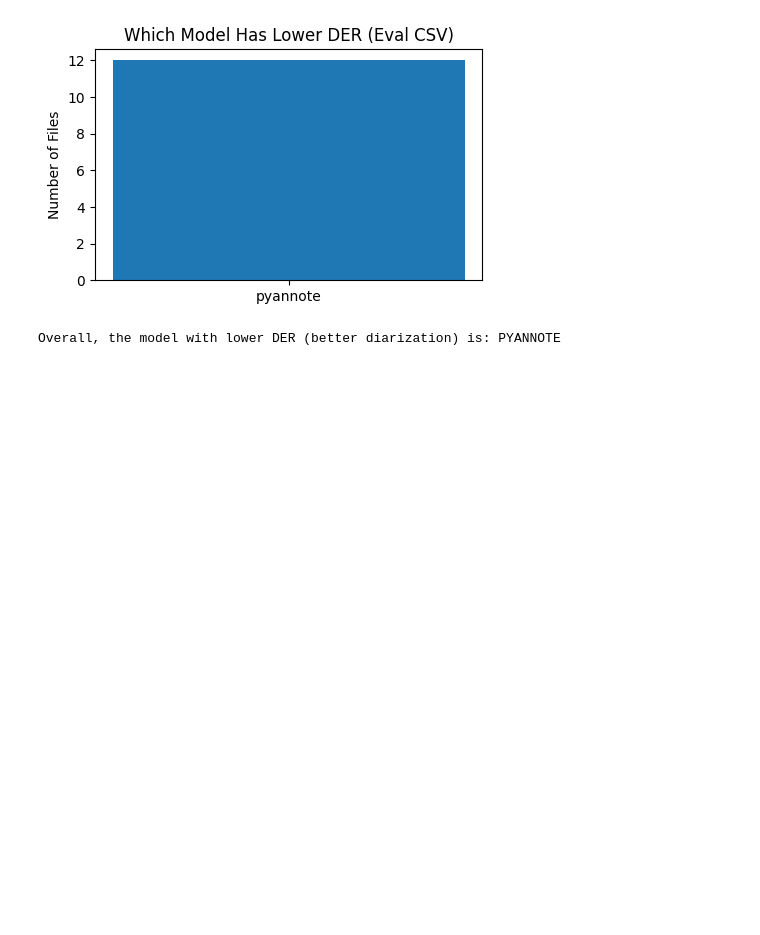
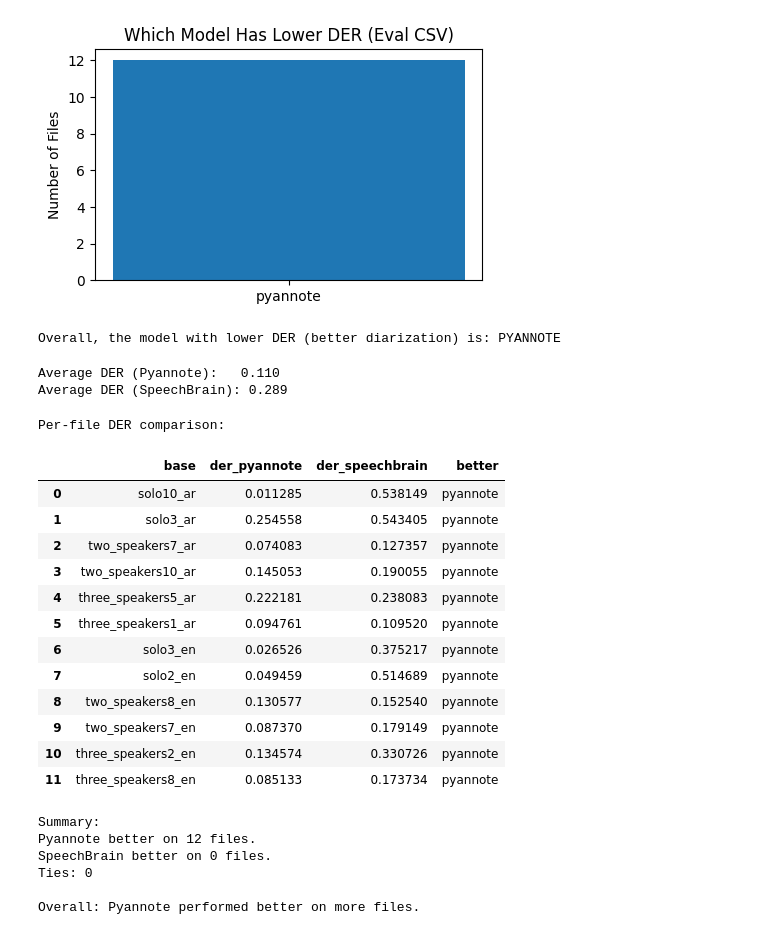
Before and after one commit to SaudNJMH/Audio-AI, a Jupyter notebook: notebooks/07_diarization_comparison.ipynb, the cells around one changed output. Saved outputs shown, nothing was run; the diff lists cells and outputs as text; code cells hidden in the pictures; blank space fills up the shorter version.

```diff
--- a/notebooks/07_diarization_comparison.ipynb
+++ b/notebooks/07_diarization_comparison.ipynb
@@ -708,3 +708,78 @@ print(f'Overall, the model with lower DER (better diarization) is: {winner.upper
 | 11 | three_speakers8_en | 0.085133 | 0.173734 | pyannote |
 [figure]
 Overall, the model with lower DER (better diarization) is: PYANNOTE
+# %%
+# === Average DER for Pyannote and SpeechBrain ===
+import pandas as pd
+
+pyannote_eval = pd.read_csv('../results/Task 2 Results/pyannote_eval.csv')
+speechbrain_eval = pd.read_csv('../results/Task 2 Results/speechbrain_eval.csv')
+
+pyannote_avg_der = pyannote_eval['DER'].mean() if 'DER' in pyannote_eval.columns else None
+speechbrain_avg_der = speechbrain_eval['DER'].mean() if 'DER' in speechbrain_eval.columns else None
+
+print(f"Average DER (Pyannote):   {pyannote_avg_der:.3f}" if pyannote_avg_der is not None else "DER column not found in pyannote_eval.csv")
+print(f"Average DER (SpeechBrain): {speechbrain_avg_der:.3f}" if speechbrain_avg_der is not None else "DER column not found in speechbrain_eval.csv")
+# %% [output]
+Average DER (Pyannote):   0.110
+Average DER (SpeechBrain): 0.289
+# %%
+# === Determine which system performed better per file and overall (by DER) ===
+import pandas as pd
+
+pyannote_eval = pd.read_csv('../results/Task 2 Results/pyannote_eval.csv')
+speechbrain_eval = pd.read_csv('../results/Task 2 Results/speechbrain_eval.csv')
+
+# Ensure columns are lowercase for merge
+pyannote_eval = pyannote_eval.rename(columns={col: col.lower() for col in pyannote_eval.columns})
+speechbrain_eval = speechbrain_eval.rename(columns={col: col.lower() for col in speechbrain_eval.columns})
+
+# Merge on base filename
+pyannote_eval['base'] = pyannote_eval['audio'].apply(lambda p: os.path.splitext(os.path.basename(str(p)))[0])
+speechbrain_eval['base'] = speechbrain_eval['audio'].apply(lambda p: os.path.splitext(os.path.basename(str(p)))[0])
+
+merged = pd.merge(pyannote_eval[['base','der']], speechbrain_eval[['base','der']], on='base', suffixes=('_pyannote','_speechbrain'))
+
+# Determine which system is better per file
+merged['better'] = merged.apply(lambda row: 'pyannote' if row['der_pyannote'] < row['der_speechbrain'] else ('speechbrain' if row['der_speechbrain'] < row['der_pyannote'] else 'tie'), axis=1)
+
+print('Per-file DER comparison:')
+display(merged[['base','der_pyannote','der_speechbrain','better']])
+
+# Count wins
+pyannote_wins = (merged['better'] == 'pyannote').sum()
+speechbrain_wins = (merged['better'] == 'speechbrain').sum()
+ties = (merged['better'] == 'tie').sum()
+
+print(f"\nSummary:")
+print(f"Pyannote better on {pyannote_wins} files.")
+print(f"SpeechBrain better on {speechbrain_wins} files.")
+print(f"Ties: {ties}")
+
+if pyannote_wins > speechbrain_wins:
+    print("\nOverall: Pyannote performed better on more files.")
+elif speechbrain_wins > pyannote_wins:
+    print("\nOverall: SpeechBrain performed better on more files.")
+else:
+    print("\nOverall: Tie.")
+# %% [output]
+Per-file DER comparison:
+|  | base | der_pyannote | der_speechbrain | better |
+| 0 | solo10_ar | 0.011285 | 0.538149 | pyannote |
+| 1 | solo3_ar | 0.254558 | 0.543405 | pyannote |
+| 2 | two_speakers7_ar | 0.074083 | 0.127357 | pyannote |
+| 3 | two_speakers10_ar | 0.145053 | 0.190055 | pyannote |
+| 4 | three_speakers5_ar | 0.222181 | 0.238083 | pyannote |
+| 5 | three_speakers1_ar | 0.094761 | 0.109520 | pyannote |
+| 6 | solo3_en | 0.026526 | 0.375217 | pyannote |
+| 7 | solo2_en | 0.049459 | 0.514689 | pyannote |
+| 8 | two_speakers8_en | 0.130577 | 0.152540 | pyannote |
+| 9 | two_speakers7_en | 0.087370 | 0.179149 | pyannote |
+| 10 | three_speakers2_en | 0.134574 | 0.330726 | pyannote |
+| 11 | three_speakers8_en | 0.085133 | 0.173734 | pyannote |
+Summary:
+Pyannote better on 12 files.
+SpeechBrain better on 0 files.
+Ties: 0
+
+Overall: Pyannote performed better on more files.
```
Also changed, not shown: parts of 1 cell of this notebook.
